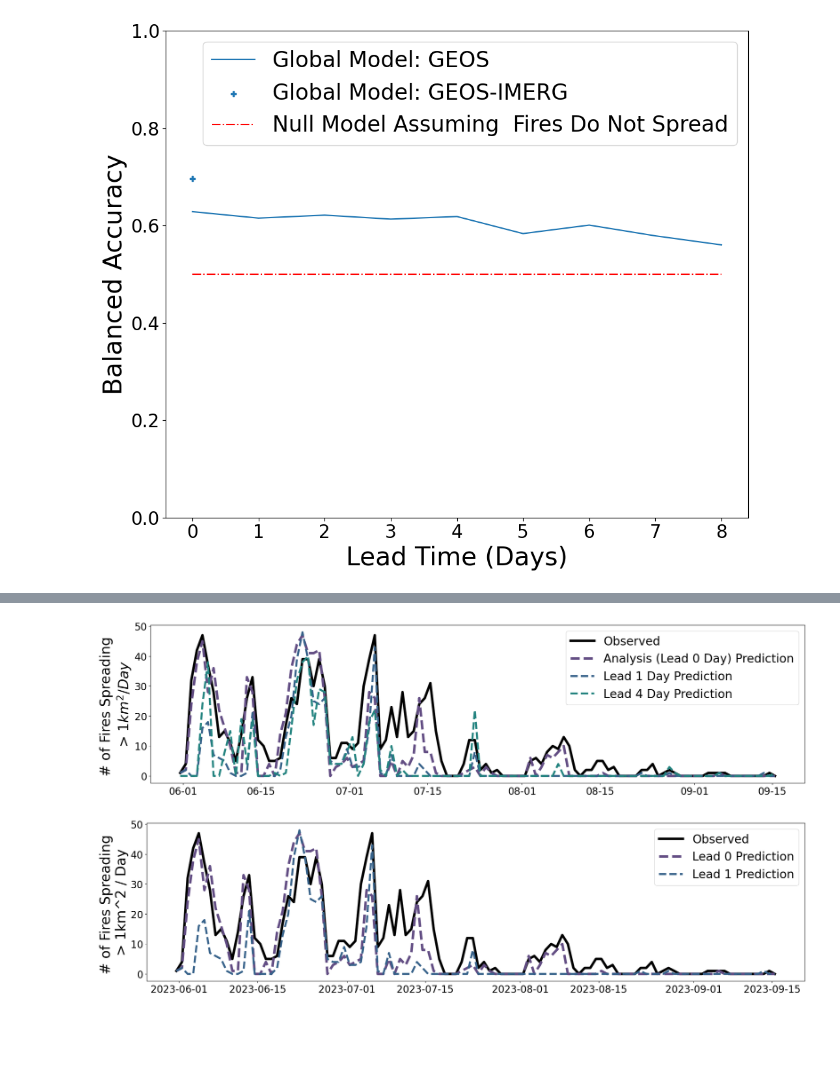
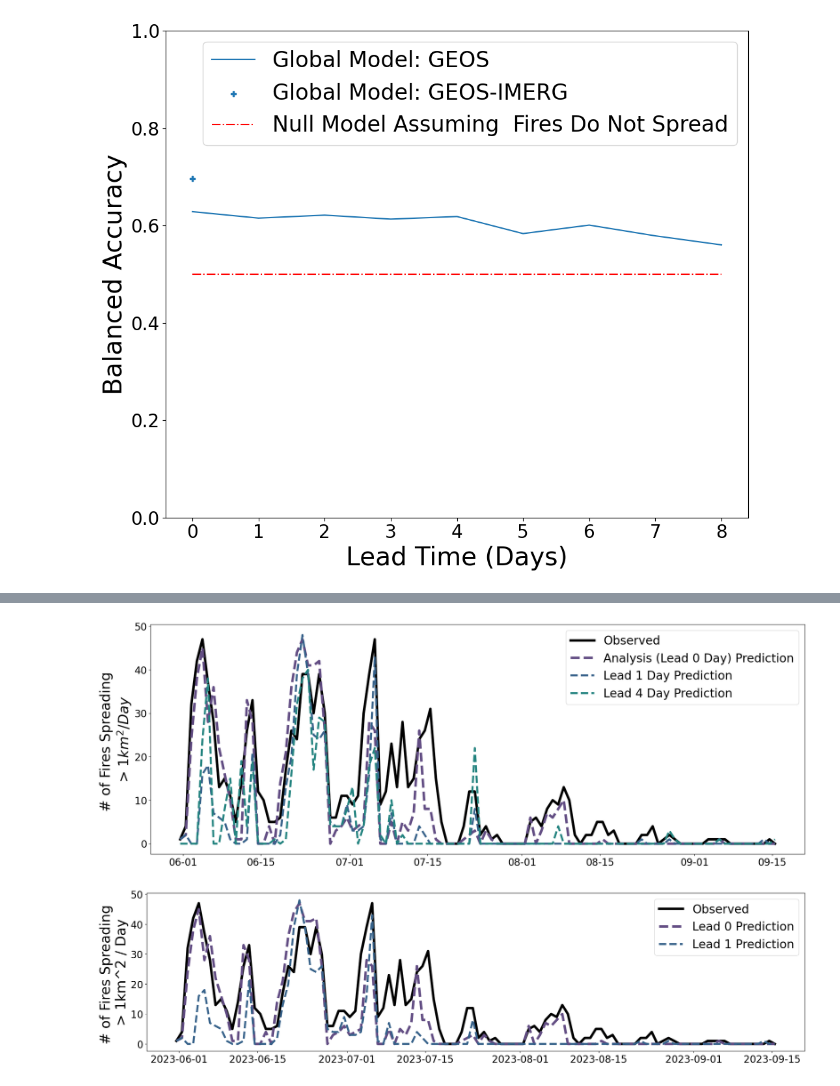
Before and after one commit to mccabete/fwiVis, a Jupyter notebook: notebooks/Logit_models.ipynb, the cells around one changed output, grey strips where cells are left out. Cells and saved outputs as stored; diff of their text form; code cells hidden in the pictures; blank space fills up the shorter version.

```diff
--- a/notebooks/Logit_models.ipynb
+++ b/notebooks/Logit_models.ipynb
@@ -1763,7 +1780,9 @@ for i in fwi_vars:
     #fire_tmp = fire_tmp[[x, y]].drop_duplicates() ## Correct?? Could this *under sample* the small fires (more likely to have same FWI?
     #fire_tmp = fire_tmp[[x, y]].dropna()
 
-
+    if(true_positives == 0):
+        true_positives = true_positives = 0.00001
+        print("modifying true positives for calculations")
 
     accuracy = (true_positives + true_negatives)
     smp_df.loc[x, "false_pos"] = false_positives
@@ -1772,10 +1791,10 @@ for i in fwi_vars:
     smp_df.loc[x, "true_neg"] = true_negatives
     smp_df.loc[x, "accuracy"] = accuracy
 
-    precision = np.nan
-    if(true_positives != 0):
-        precision = true_positives / (true_positives + false_positives)
-    recall = true_positives / (true_positives + false_negatives)
+    #precision = np.nan
+    precision = true_positives / (true_positives + false_positives)
+
+    recall = true_positives  / (true_positives + false_negatives)
     smp_df.loc[x, "precision"] = precision
     smp_df.loc[x, "recall"] = recall
     smp_df.loc[x, "F1"] = 2 * ((precision * recall) / (precision + recall))
@@ -2108,35 +2132,35 @@ from matplotlib.dates import DateFormatter
 num_fr = num_fr.sort_values(by = "t")
 
 
-fig, ax = plt.subplots(figsize=(20, 5))
+fig, ax = plt.subplots(figsize=(20, 7))
 ax.plot(num_fr.t, num_fr.Num_fire_spreading_1km2, color = "black", label = "Observed", linewidth = 5)
 ax.plot(num_fr.t, num_fr.Num_fire_over_thresh, color = "#634e84", label = "Analysis (Lead 0 Day) Prediction", linestyle = "dashed", linewidth = 5)
 
 for l in [1, 4]:
     ax.plot(num_fr.t, num_fr[f"Num_fire_over_thresh_{l}"], label = f"Lead {l} Day Prediction", color = colors[l], linestyle = "dashed", alpha = 1,  linewidth = 4)
 
 #ax.tick_params(axis='x', labelrotation = 45)
 ax.set_ylabel("# of Fires Spreading \n> $1km^2 / Day$")
 ax.legend()
 date_form = DateFormatter("%m-%d")
 ax.xaxis.set_major_formatter(date_form)
 plt.savefig(f"some_figs/logit_model_plots/Timeseries_lead_times_vs_observed_thesh_{will_grow}.png")
 plt.show()
 
 
 
 
 
 
 # fig, ax = plt.subplots()
 # ax.plot(num_fr.t, num_fr.Num_fire_spreading_1km2/num_fr.total_fires, color = "green", label = "% Fires spreading >= 1km^2")
 # ax.plot(num_fr.t, num_fr.Num_fire_over_thresh/num_fr.total_fires, color = "blue", label = "% of Fires over FWI threshold")
 # ax.tick_params(axis='x', labelrotation = 45)
 # ax.set_ylabel("Percent Fires Active")
 # ax.legend()
 # plt.show()
 # %% [output]
-[figure, old version]
+[figure, new version]
 # %%
 num_fr = num_fr.sort_values(by = "t")
 
```
Also changed, not shown: parts of 14 cells of this notebook, 6 other files.
